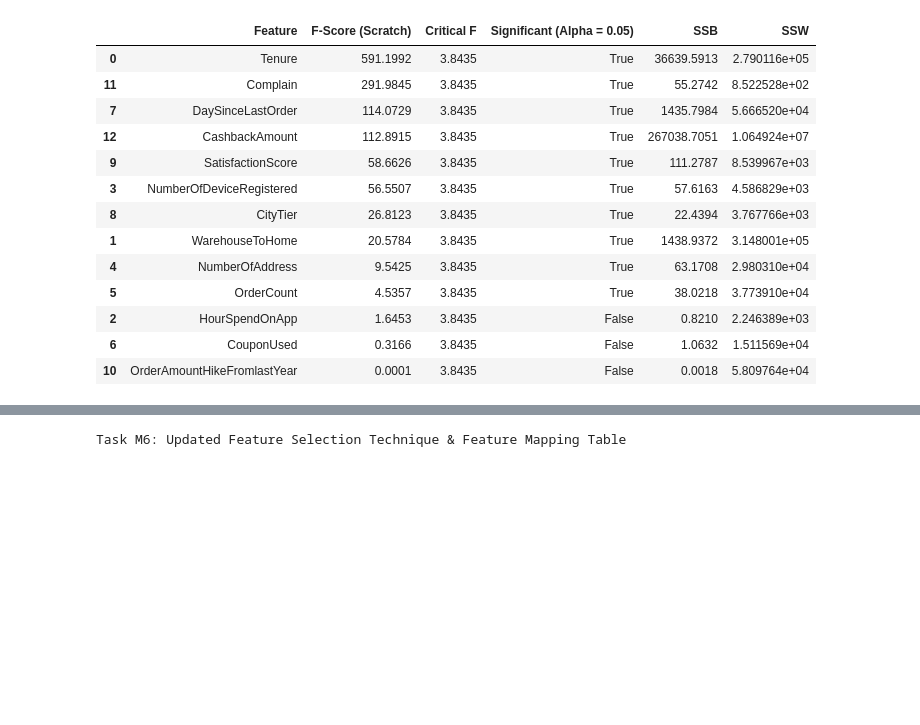
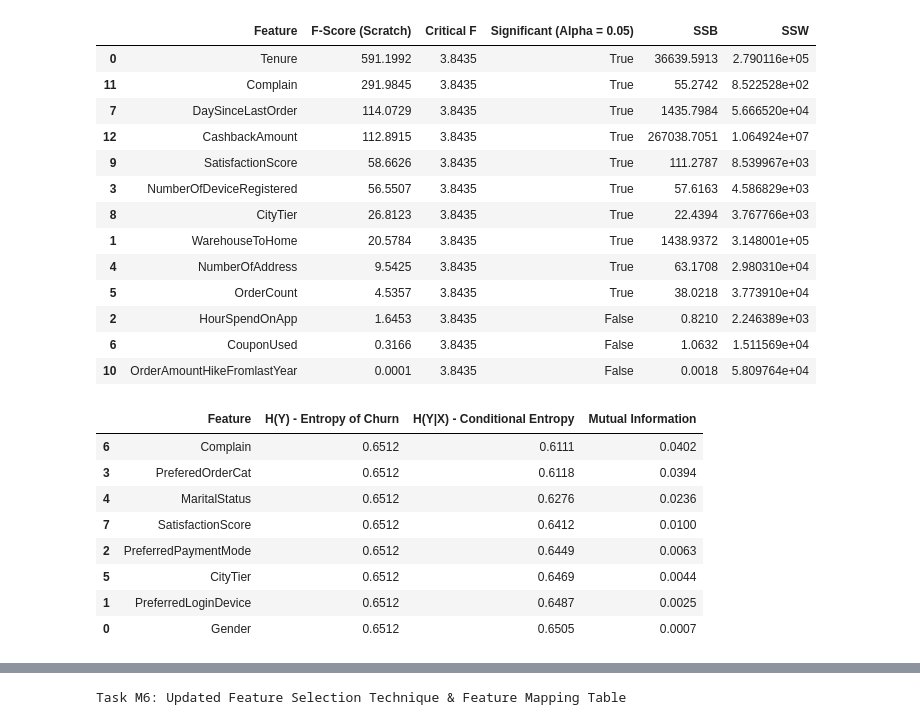
Before and after one commit to DrishtiNigam1928/CUSTOMER_CHURN, a Jupyter notebook: notebooks/main_analysis.ipynb, the cells around one changed output, grey strips where cells are left out. Saved outputs shown, nothing was run; the diff lists cells and outputs as text; code cells hidden in the pictures; blank space fills up the shorter version.

```diff
--- a/notebooks/main_analysis.ipynb
+++ b/notebooks/main_analysis.ipynb
@@ -1776,0 +1813,42 @@ Task M4: ANOVA F-Test computed successfully from scratch using B2 functions!
+# %%
+def calc_mutual_information(feature_values, target_values):
+    """MI(X;Y) = H(Y) - H(Y|X)"""
+    h_y = calc_entropy(target_values)
+    h_y_given_x = calc_conditional_entropy(feature_values, target_values)
+    mi = h_y - h_y_given_x
+    return h_y, h_y_given_x, mi
+# %%
+# --- Apply MI to your discrete/categorical features (same list as M3's Chi-Square) ---
+mi_features = ["Gender", "PreferredLoginDevice", "PreferredPaymentMode",
+               "PreferedOrderCat", "MaritalStatus", "CityTier", "Complain",
+               "SatisfactionScore"]
+
+mi_features = [c for c in mi_features if c in df_cleaned.columns]
+
+mi_report = []
+for col in mi_features:
+    paired = df_cleaned[[col, "Churn"]].dropna()
+    feature_values = paired[col].tolist()
+    target_values = paired["Churn"].tolist()
+
+    h_y, h_y_given_x, mi = calc_mutual_information(feature_values, target_values)
+
+    mi_report.append({
+        "Feature": col,
+        "H(Y) - Entropy of Churn": round(h_y, 4),
+        "H(Y|X) - Conditional Entropy": round(h_y_given_x, 4),
+        "Mutual Information": round(mi, 4)
+    })
+
+mi_table = pd.DataFrame(mi_report).sort_values("Mutual Information", ascending=False)
+mi_table
+# %% [output]
+|  | Feature | H(Y) - Entropy of Churn | H(Y|X) - Conditional Entropy | Mutual Information |
+| 6 | Complain | 0.6512 | 0.6111 | 0.0402 |
+| 3 | PreferedOrderCat | 0.6512 | 0.6118 | 0.0394 |
+| 4 | MaritalStatus | 0.6512 | 0.6276 | 0.0236 |
+| 7 | SatisfactionScore | 0.6512 | 0.6412 | 0.0100 |
+| 2 | PreferredPaymentMode | 0.6512 | 0.6449 | 0.0063 |
+| 5 | CityTier | 0.6512 | 0.6469 | 0.0044 |
+| 1 | PreferredLoginDevice | 0.6512 | 0.6487 | 0.0025 |
+| 0 | Gender | 0.6512 | 0.6505 | 0.0007 |
```
Also changed, not shown: parts of 8 cells of this notebook.
